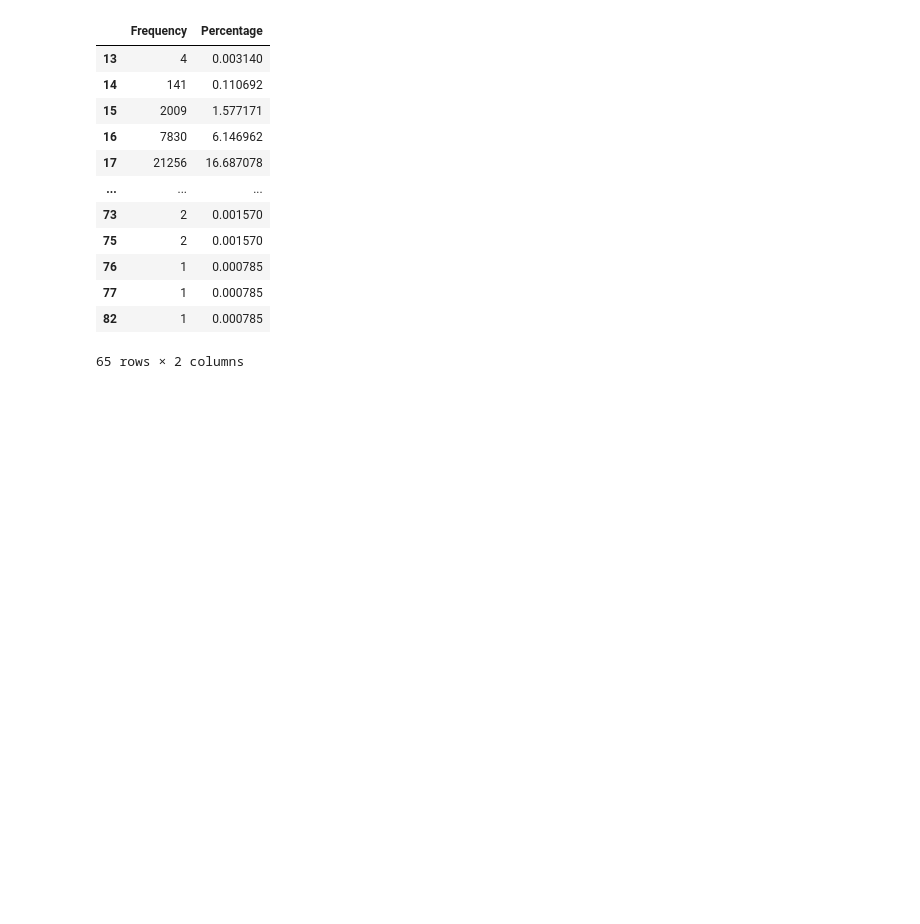
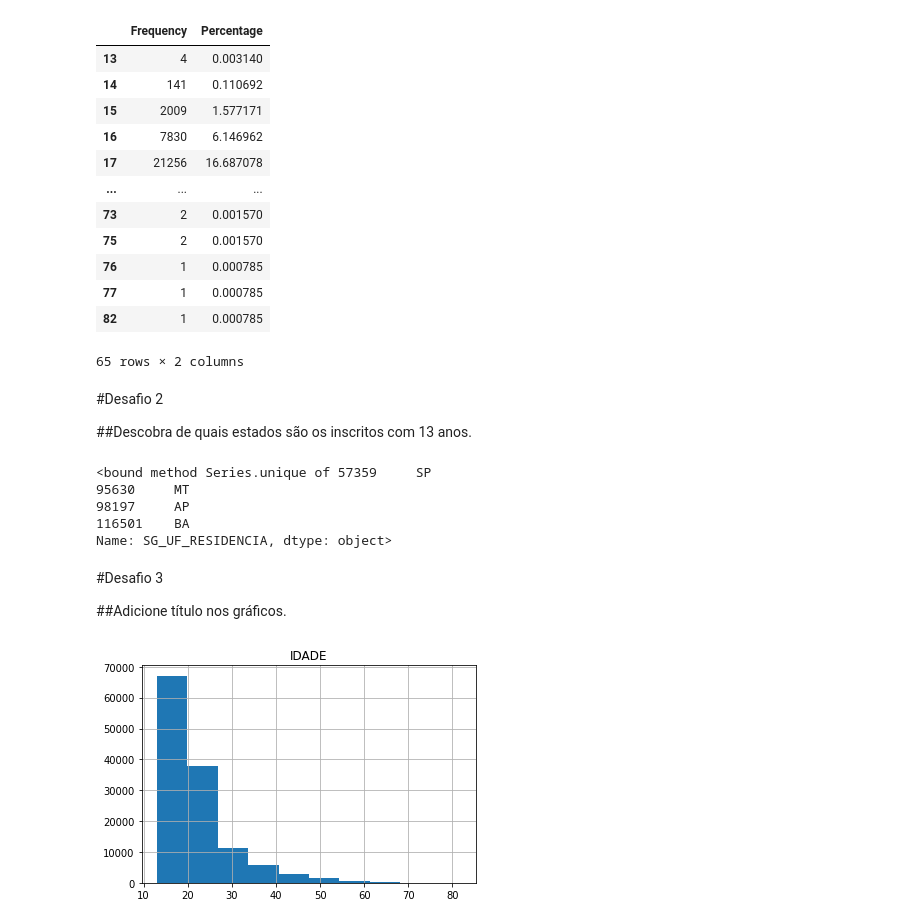
Before and after one commit to slealamanda/imersao-de-dados-alura, a Jupyter notebook: imersao_de_dados_1.ipynb, the cells around one changed output. Saved outputs shown, nothing was run; the diff lists cells and outputs as text; code cells hidden in the pictures; blank space fills up the shorter version.

```diff
--- a/imersao_de_dados_1.ipynb
+++ b/imersao_de_dados_1.ipynb
@@ -285,3 +285,24 @@ df
 | 77 | 1 | 0.000785 |
 | 82 | 1 | 0.000785 |
 65 rows × 2 columns
+# %% [markdown]
+#Desafio 2
+
+##Descobra de quais estados são os inscritos com 13 anos.
+# %%
+dataset.loc[dataset["NU_IDADE"] == 13]["SG_UF_RESIDENCIA"].unique
+# %% [output]
+<bound method Series.unique of 57359     SP
+95630     MT
+98197     AP
+116501    BA
+Name: SG_UF_RESIDENCIA, dtype: object>
+# %% [markdown]
+#Desafio 3
+
+##Adicione título nos gráficos.
+# %%
+dataset["NU_IDADE"].hist();
+plt.title("IDADE");
+# %% [output]
+[figure, added]
```
Also changed, not shown: parts of 4 cells of this notebook.
